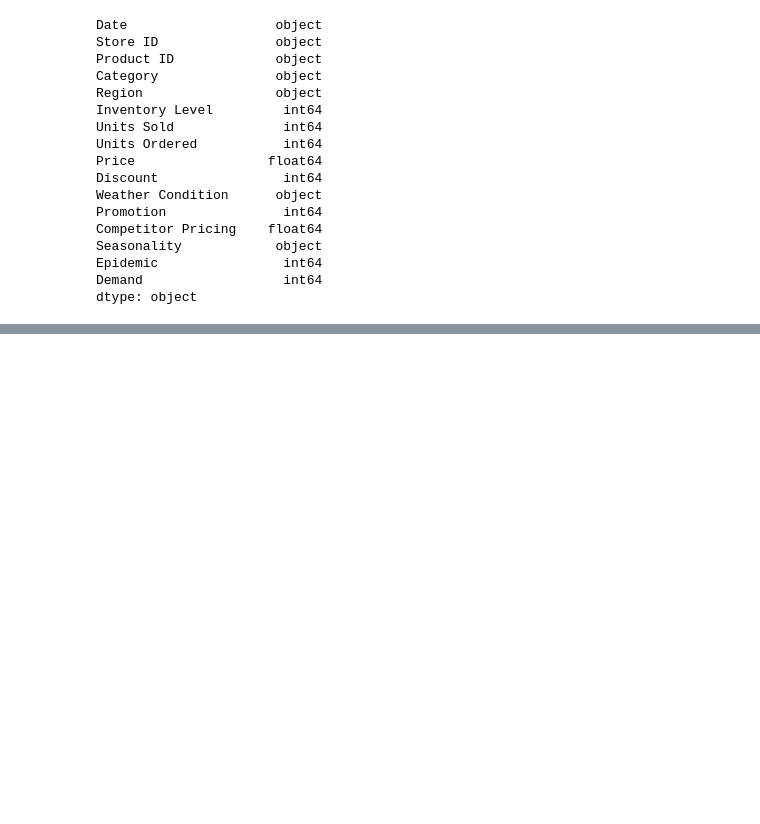
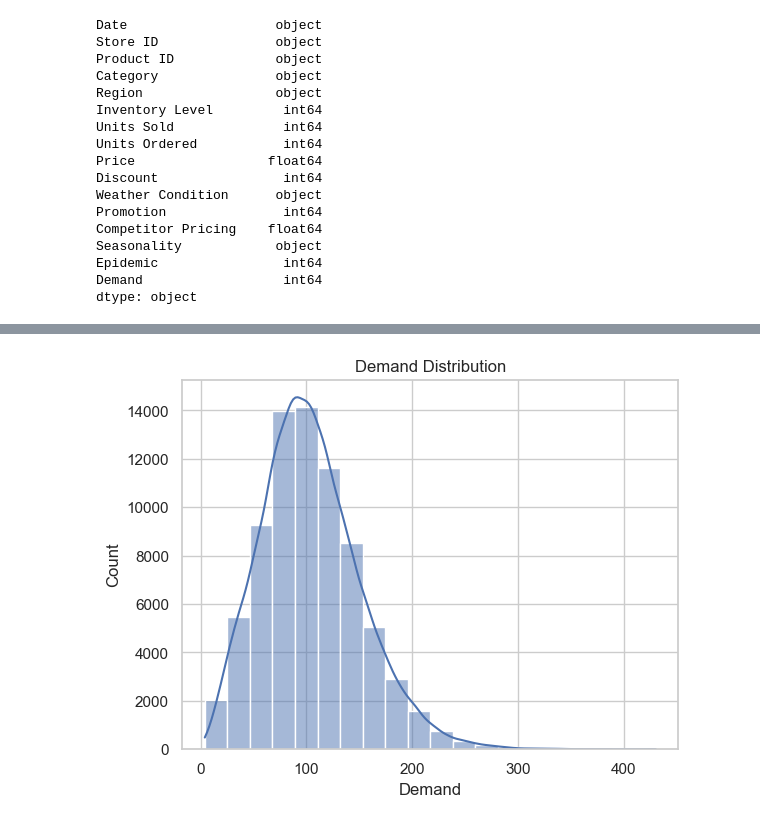
Before and after one commit to AdityaDev-17/Demand-Forecasting, a Jupyter notebook: Demand-Forecasting.ipynb, the cells around one changed output, grey strips where cells are left out. Saved outputs shown, nothing was run; the diff lists cells and outputs as text; code cells hidden in the pictures; blank space fills up the shorter version.

```diff
--- a/Demand-Forecasting.ipynb
+++ b/Demand-Forecasting.ipynb
@@ -50,0 +136,8 @@ df["Date"] = pd.to_datetime(df["Date"])
+# %%
+df["Year"] = df["Date"].dt.year
+df["Month"] = df["Date"].dt.month
+# %%
+df["Day"] = df["Date"].dt.day
+df["Weekday"] = df["Date"].dt.day_name()
+# %%
+df["Discounted Price"] = df["Price"] * (1- df["Discount"] / 100)
@@ -50,0 +179,2 @@ df["Date"] = pd.to_datetime(df["Date"])
+# %%
+df["Sell Through Rate"] = df["Units Sold"] / df["Inventory Level"]
@@ -50,0 +263,6 @@ df["Date"] = pd.to_datetime(df["Date"])
+# %%
+sns.histplot(df["Demand"], bins = 20, kde = True)
+plt.title("Demand Distribution")
+plt.show()
+# %% [output]
+[figure, added]
```
Also changed, not shown: parts of 27 cells of this notebook, 4 other files.
